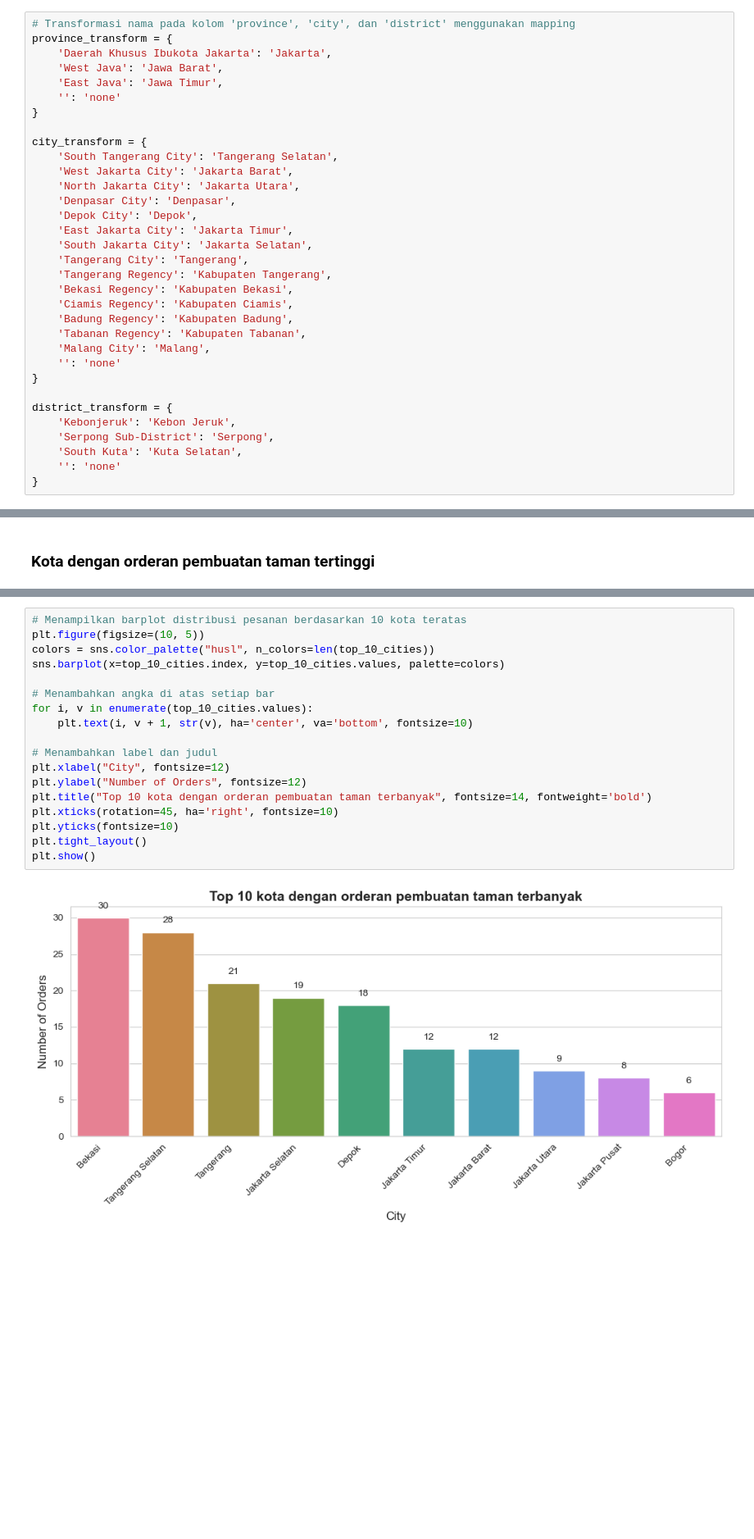
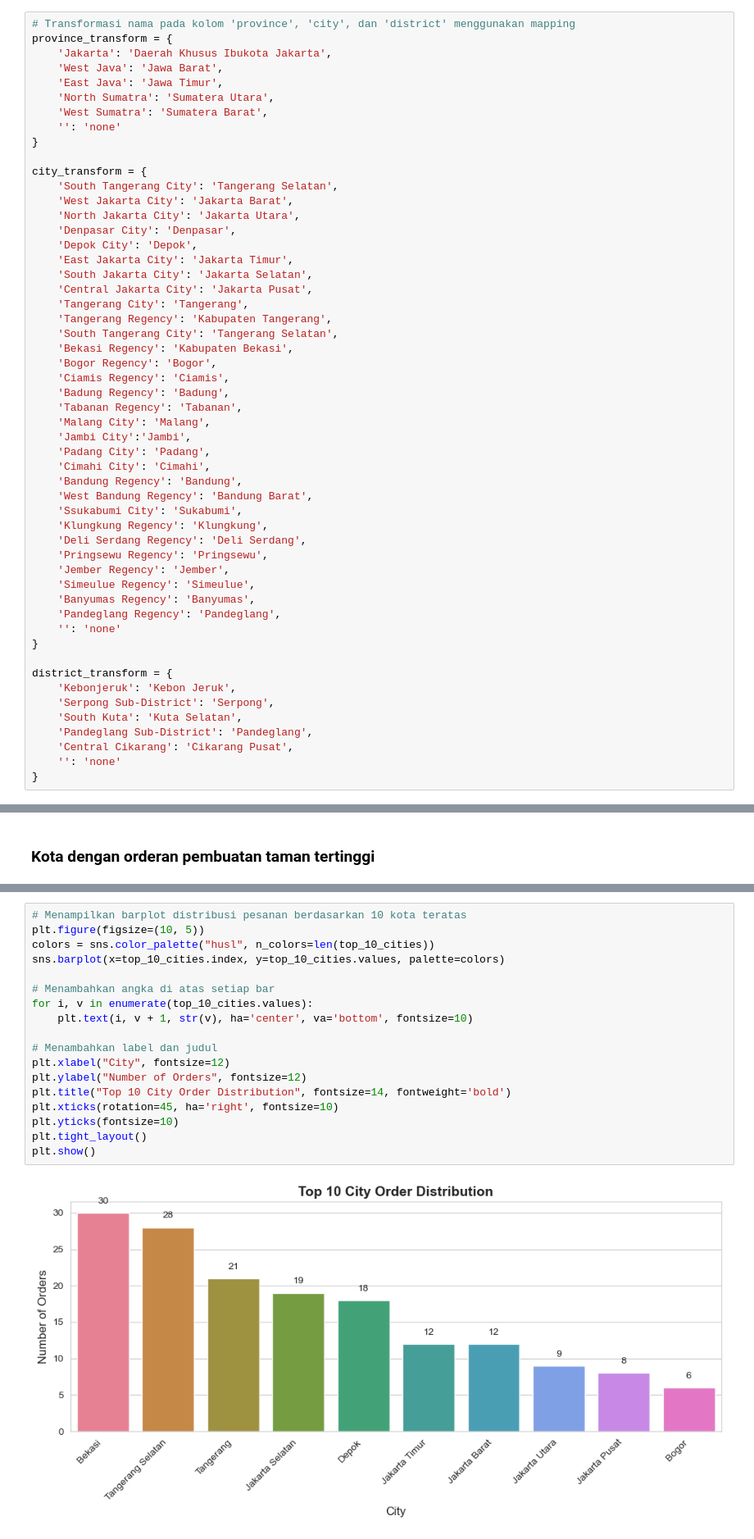
Before and after one commit to belindaingridinaa/MES-GardenBuild, a Jupyter notebook: garden_build_analysis.ipynb, the cells around one changed output, grey strips where cells are left out. Shown at 82% size. Saved outputs shown, nothing was run; the diff lists cells and outputs as text; blank space fills up the shorter version.

```diff
--- a/garden_build_analysis.ipynb
+++ b/garden_build_analysis.ipynb
@@ -354,9 +354,11 @@ Jumlah duplikasi setelah dihapus:  0
 # %%
 # Transformasi nama pada kolom 'province', 'city', dan 'district' menggunakan mapping
 province_transform = {
-    'Daerah Khusus Ibukota Jakarta': 'Jakarta',
+    'Jakarta': 'Daerah Khusus Ibukota Jakarta',
     'West Java': 'Jawa Barat',
     'East Java': 'Jawa Timur',
+    'North Sumatra': 'Sumatera Utara',
+    'West Sumatra': 'Sumatera Barat',
     '': 'none'
 }
 
@@ -368,13 +370,29 @@ city_transform = {
     'Depok City': 'Depok',
     'East Jakarta City': 'Jakarta Timur',
     'South Jakarta City': 'Jakarta Selatan',
+    'Central Jakarta City': 'Jakarta Pusat',
     'Tangerang City': 'Tangerang',
     'Tangerang Regency': 'Kabupaten Tangerang',
+    'South Tangerang City': 'Tangerang Selatan',
     'Bekasi Regency': 'Kabupaten Bekasi',
-    'Ciamis Regency': 'Kabupaten Ciamis',
-    'Badung Regency': 'Kabupaten Badung',
-    'Tabanan Regency': 'Kabupaten Tabanan',
+    'Bogor Regency': 'Bogor',
+    'Ciamis Regency': 'Ciamis',
+    'Badung Regency': 'Badung',
+    'Tabanan Regency': 'Tabanan',
     'Malang City': 'Malang',
+    'Jambi City':'Jambi',
+    'Padang City': 'Padang',
+    'Cimahi City': 'Cimahi',
+    'Bandung Regency': 'Bandung',
+    'West Bandung Regency': 'Bandung Barat',
+    'Ssukabumi City': 'Sukabumi',
+    'Klungkung Regency': 'Klungkung',
+    'Deli Serdang Regency': 'Deli Serdang',
+    'Pringsewu Regency': 'Pringsewu',
+    'Jember Regency': 'Jember',
+    'Simeulue Regency': 'Simeulue',
+    'Banyumas Regency': 'Banyumas',
+    'Pandeglang Regency': 'Pandeglang',
     '': 'none'
 }
 
@@ -382,6 +400,8 @@ district_transform = {
     'Kebonjeruk': 'Kebon Jeruk',
     'Serpong Sub-District': 'Serpong',
     'South Kuta': 'Kuta Selatan',
+    'Pandeglang Sub-District': 'Pandeglang',
+    'Central Cikarang': 'Cikarang Pusat',
     '': 'none'
 }
 # %%
@@ -739,20 +775,20 @@ Name: count, dtype: int64
 # %%
 # Menampilkan barplot distribusi pesanan berdasarkan 10 kota teratas
 plt.figure(figsize=(10, 5))
 colors = sns.color_palette("husl", n_colors=len(top_10_cities))
 sns.barplot(x=top_10_cities.index, y=top_10_cities.values, palette=colors)
 
 # Menambahkan angka di atas setiap bar
 for i, v in enumerate(top_10_cities.values):
     plt.text(i, v + 1, str(v), ha='center', va='bottom', fontsize=10)
 
 # Menambahkan label dan judul
 plt.xlabel("City", fontsize=12)
 plt.ylabel("Number of Orders", fontsize=12)
-plt.title("Top 10 kota dengan orderan pembuatan taman terbanyak", fontsize=14, fontweight='bold')
+plt.title("Top 10 City Order Distribution", fontsize=14, fontweight='bold')
 plt.xticks(rotation=45, ha='right', fontsize=10)
 plt.yticks(fontsize=10)
 plt.tight_layout()
 plt.show()
 # %% [output]
-[figure, old version]
+[figure, new version]
```
Also changed, not shown: parts of 24 cells of this notebook.
